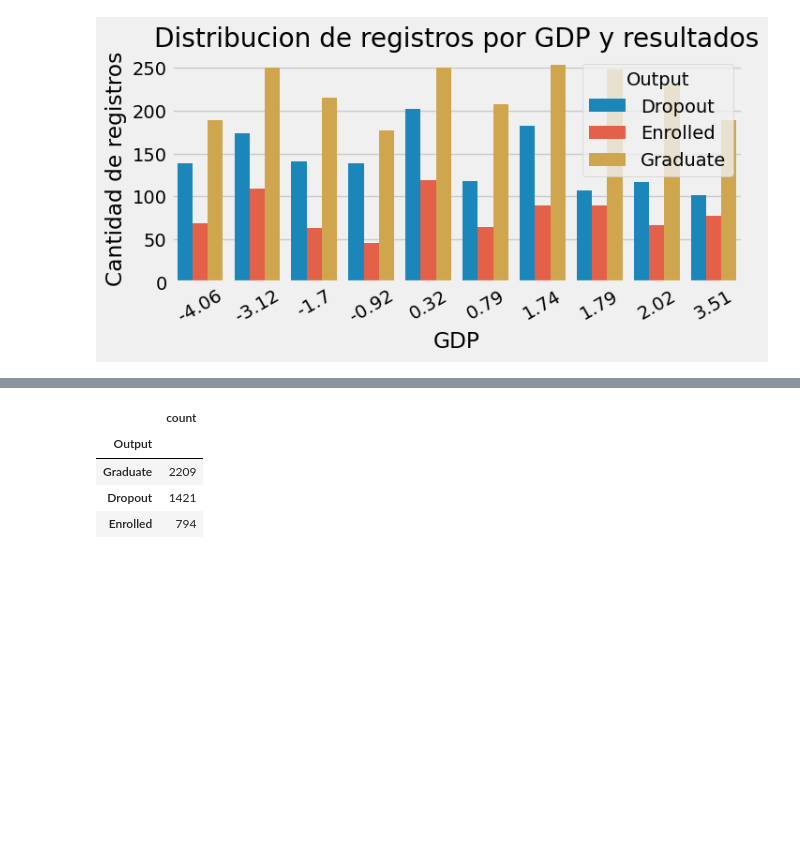
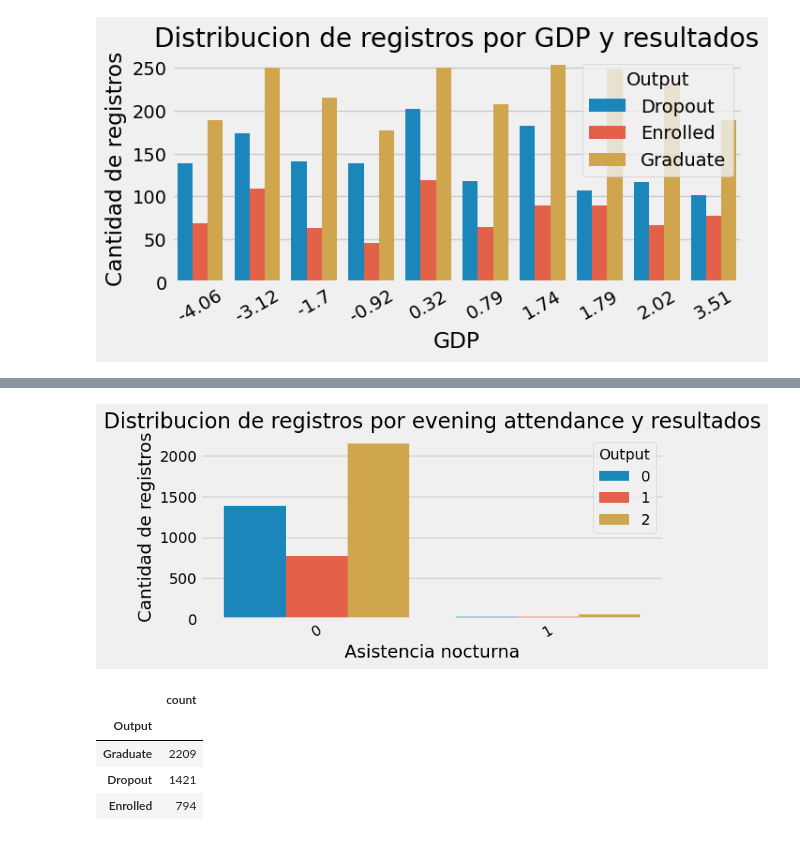
Before and after one commit to AntonioDilone/Dropout-Analysis, a Jupyter notebook: DropoutAnalysis.ipynb, the cells around one changed output, grey strips where cells are left out. Drawn from its saved outputs; the diff is of its cells as text; code cells hidden in the pictures; blank space fills up the shorter version.

```diff
--- a/DropoutAnalysis.ipynb
+++ b/DropoutAnalysis.ipynb
@@ -239,3 +251,15 @@ plt.show()
+# %%
+counts = df.groupby(['International', 'Output']).size().reset_index(name='Count')
+counts['Output'] = counts['Output'].astype(str)
+plt.figure(figsize=(7,3))
+sns.barplot(data = counts, x='International', y ='Count', hue='Output')
+plt.ylabel('Cantidad de registros')
+plt.xlabel('Asistencia nocturna')
+plt.title('Distribucion de registros por evening attendance y resultados')
+plt.xticks(rotation=30)
+plt.show()
+# %% [output]
+[figure, added]
 # %%
 df['Output'].value_counts().to_frame()
 # %% [output]
```
Also changed, not shown: parts of 12 cells of this notebook.
